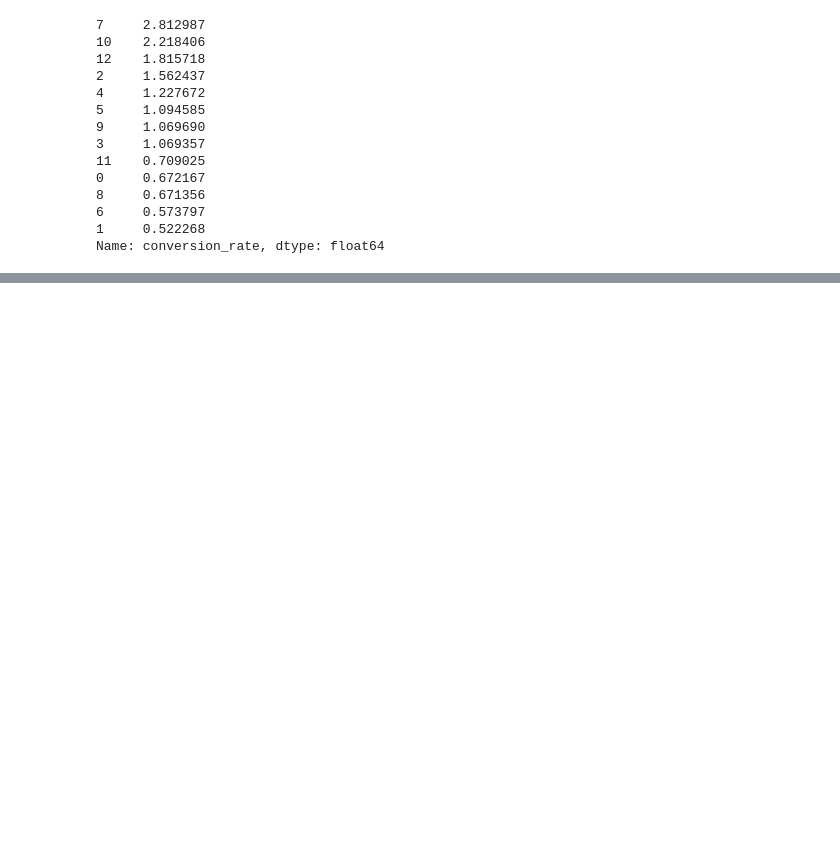
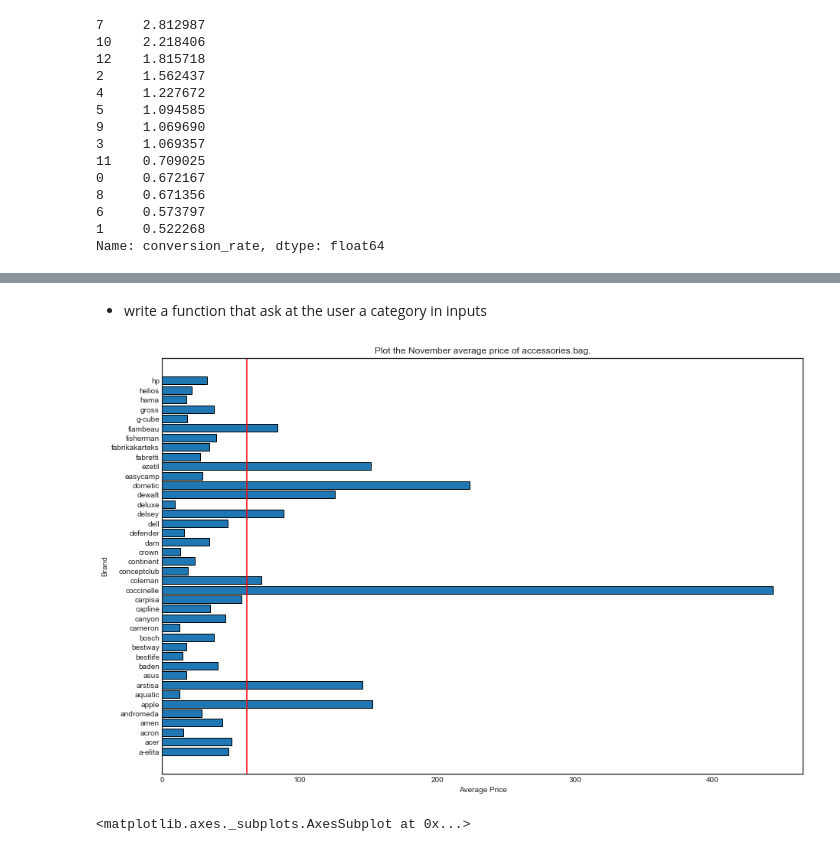
Before and after one commit to magreg/ADM-HW2, a Jupyter notebook: October.ipynb, the cells around one changed output, grey strips where cells are left out. Cells and saved outputs as stored; diff of their text form; code cells hidden in the pictures; blank space fills up the shorter version.

```diff
--- a/October.ipynb
+++ b/October.ipynb
@@ -624,0 +665,6 @@ Name: conversion_rate, dtype: float64
+# %%
+# Select part of the dataset
+Month = selected_month.iloc[:,1:7]
+# drop the excess column
+Month = Month.drop(columns=['event_type','product_id','category_id'])
+Month.head()
@@ -624,0 +678,6 @@ Name: conversion_rate, dtype: float64
+# %%
+# Group the column by category_code and brand and compute the average price
+table = Month.groupby(['category_code','brand'], as_index=False)['price'].mean()
+# rename the column
+table = table.rename(columns={"price": "average_price"})
+table
@@ -624,0 +716,6 @@ Name: conversion_rate, dtype: float64
+# %%
+# Rearrange the Dataframe "table"
+cols = table.columns.tolist()
+cols = cols[-3:] + cols[:-3]
+table = table[cols]
+table
@@ -624,0 +736,19 @@ Name: conversion_rate, dtype: float64
+# %% [markdown]
+ - write a function that ask at the user a category in inputs
+# %%
+# Function for plot the category code
+def category_code_plot_avg_price(word):
+
+    table2 = table.loc[table['category_code'] == word]
+    plt.figure(figsize = (15,10))
+    ax = plt.subplot()
+    ax.barh(table2['brand'].head(40),
+               table2['average_price'].head(40),
+               align = 'center', edgecolor = 'k')
+    plt.axvline(table2['average_price'].mean(), c='red')
+    plt.xlabel('Average Price')
+    plt.ylabel('Brand')
+    plt.title(f'Plot the November average price of {word}.')
+    plt.show()
+
+    return ax
@@ -624,0 +789,5 @@ Name: conversion_rate, dtype: float64
+# %%
+category_code_plot_avg_price('accessories.bag')
+# %% [output]
+[figure, added]
+<matplotlib.axes._subplots.AxesSubplot at 0x...>
```
Also changed, not shown: parts of 43 cells of this notebook.
